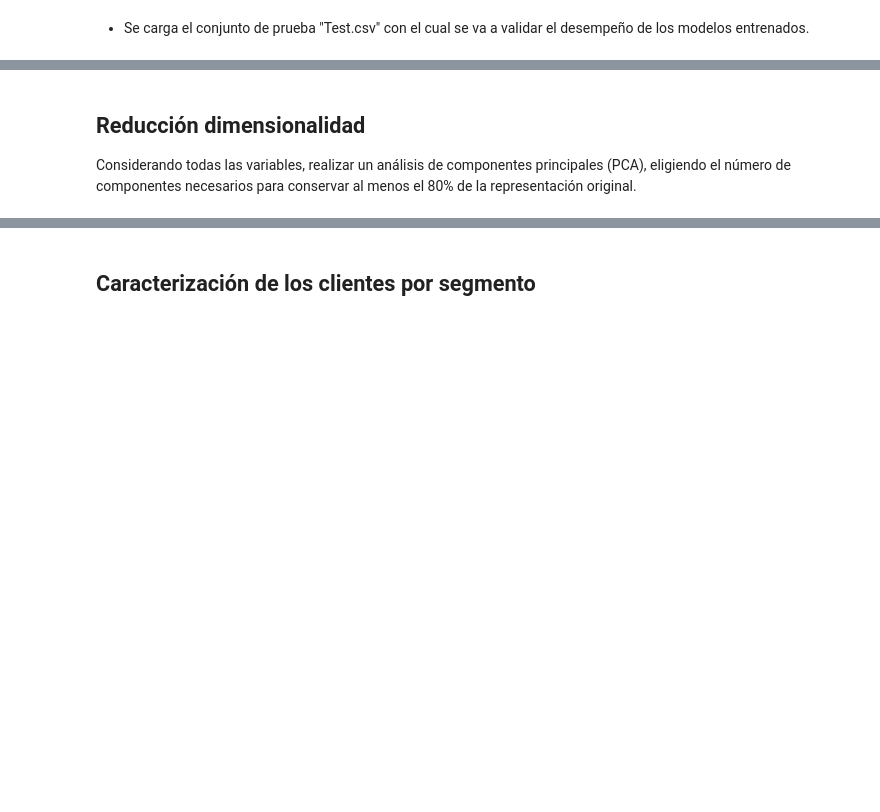
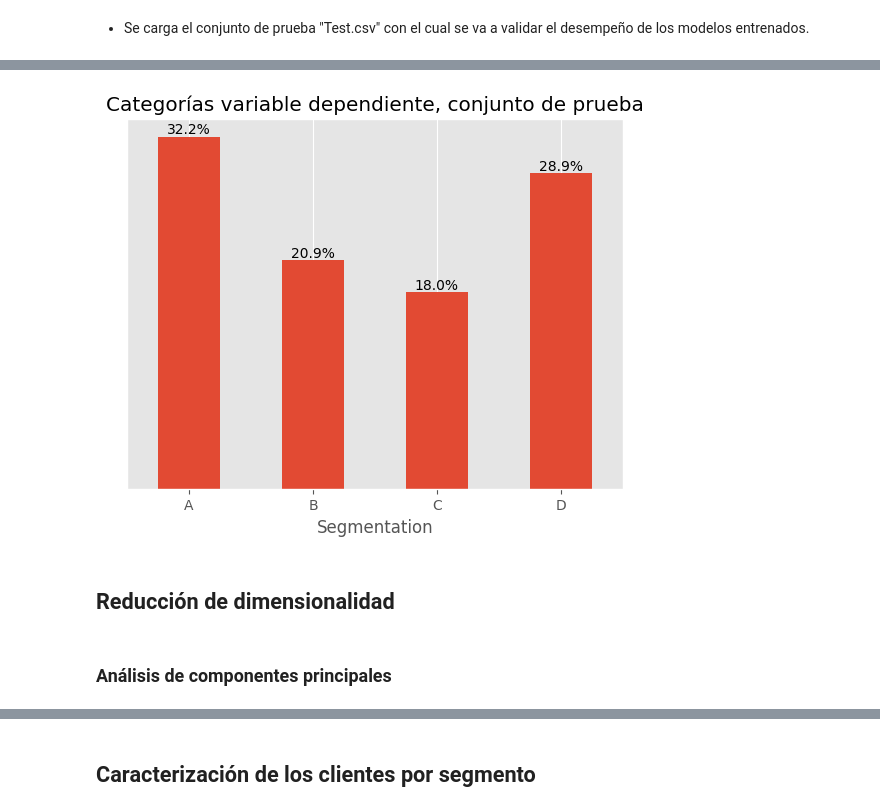
Before and after one commit to maryyuliana/fundamentos_I, a Jupyter notebook: Proyecto.ipynb, the cells around one changed output, grey strips where cells are left out. Saved outputs shown, nothing was run; the diff lists cells and outputs as text; code cells hidden in the pictures; blank space fills up the shorter version.

```diff
--- a/Proyecto.ipynb
+++ b/Proyecto.ipynb
@@ -600,13 +742,11 @@ plt.show()
 # %%
 ax = df_test.Segmentation.value_counts(normalize = True).sort_index().plot( kind = 'bar')
 ax.get_yaxis().set_visible(False)
 labels = (df_test.Segmentation.value_counts(normalize = True).sort_index()*100).round(1).astype('str') + '%' ## ETIQUETA DE LAS BARRAS QUE SE MUESTRE EN %
 ax.tick_params(axis = 'x', rotation = 0)  ## ROTAR LAS ETIQUETAS DEL EJE X
+ax.set_title("Categorías variable dependiente, conjunto de prueba")
 for container in ax.containers:
     ax.bar_label(container, labels = labels)
 plt.show()
+# %% [output]
+[figure, added]
-# %% [markdown]
-## Reducción dimensionalidad
-
-
-Considerando todas las variables, realizar un análisis de componentes principales (PCA), eligiendo el número de componentes necesarios para conservar al menos el 80% de la representación original.
@@ -614,0 +753,4 @@ train_pca = train.copy()
+# %% [markdown]
+## Reducción de dimensionalidad
+# %% [markdown]
+### Análisis de componentes principales
```
Also changed, not shown: parts of 95 cells of this notebook, 1 other file.
